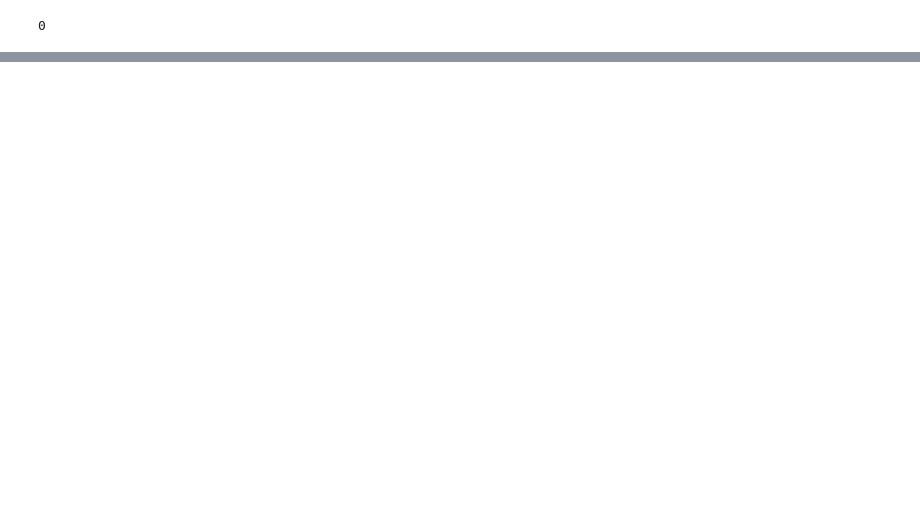
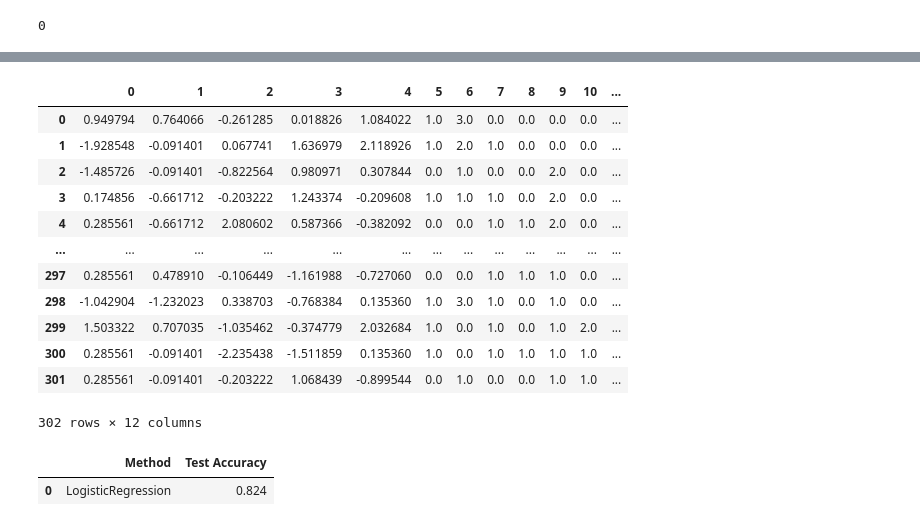
Before and after one commit to Omuk/Reborn, a Jupyter notebook: Data Practice/Practice_Field.ipynb, the cells around one changed output, grey strips where cells are left out. Cells and saved outputs as stored; diff of their text form; code cells hidden in the pictures; blank space fills up the shorter version.

```diff
--- a/Data Practice/Practice_Field.ipynb
+++ b/Data Practice/Practice_Field.ipynb
@@ -58,0 +69,27 @@ sns.heatmap(data_corr, mask=np.zeros_like(data_corr, dtype=np.bool_), cmap=sns.d
+# %%
+colm_transf = ColumnTransformer(
+    [
+        ('num', StandardScaler(), num_val),
+        ('cat', OrdinalEncoder(), cat_val)
+    ]
+)
+
+y = data.target
+x = data.drop(columns=['target'])
+
+x = pd.DataFrame(colm_transf.fit_transform(x))
+x
+# %% [output]
+|  | 0 | 1 | 2 | 3 | 4 | 5 | 6 | 7 | 8 | 9 | 10 | ... |
+| 0 | 0.949794 | 0.764066 | -0.261285 | 0.018826 | 1.084022 | 1.0 | 3.0 | 0.0 | 0.0 | 0.0 | 0.0 | ... |
+| 1 | -1.928548 | -0.091401 | 0.067741 | 1.636979 | 2.118926 | 1.0 | 2.0 | 1.0 | 0.0 | 0.0 | 0.0 | ... |
+| 2 | -1.485726 | -0.091401 | -0.822564 | 0.980971 | 0.307844 | 0.0 | 1.0 | 0.0 | 0.0 | 2.0 | 0.0 | ... |
+| 3 | 0.174856 | -0.661712 | -0.203222 | 1.243374 | -0.209608 | 1.0 | 1.0 | 1.0 | 0.0 | 2.0 | 0.0 | ... |
+| 4 | 0.285561 | -0.661712 | 2.080602 | 0.587366 | -0.382092 | 0.0 | 0.0 | 1.0 | 1.0 | 2.0 | 0.0 | ... |
+| ... | ... | ... | ... | ... | ... | ... | ... | ... | ... | ... | ... | ... |
+| 297 | 0.285561 | 0.478910 | -0.106449 | -1.161988 | -0.727060 | 0.0 | 0.0 | 1.0 | 1.0 | 1.0 | 0.0 | ... |
+| 298 | -1.042904 | -1.232023 | 0.338703 | -0.768384 | 0.135360 | 1.0 | 3.0 | 1.0 | 0.0 | 1.0 | 0.0 | ... |
+| 299 | 1.503322 | 0.707035 | -1.035462 | -0.374779 | 2.032684 | 1.0 | 0.0 | 1.0 | 0.0 | 1.0 | 2.0 | ... |
+| 300 | 0.285561 | -0.091401 | -2.235438 | -1.511859 | 0.135360 | 1.0 | 0.0 | 1.0 | 1.0 | 1.0 | 1.0 | ... |
+| 301 | 0.285561 | -0.091401 | -0.203222 | 1.068439 | -0.899544 | 0.0 | 1.0 | 0.0 | 0.0 | 1.0 | 1.0 | ... |
+302 rows × 12 columns
@@ -58,0 +98,22 @@ sns.heatmap(data_corr, mask=np.zeros_like(data_corr, dtype=np.bool_), cmap=sns.d
+# %%
+logreg = LogisticRegression()
+
+logreg.fit(x_train,y_train)
+
+y_true = y_test
+y_pred = logreg.predict(x_test)
+
+accu = accuracy_score(y_true,y_pred).round(3)
+
+mod_perf = pd.DataFrame(
+    [
+        'LogisticRegression', accu
+    ]
+).transpose()
+
+mod_perf.columns = ['Method', 'Test Accuracy']
+
+mod_perf
+# %% [output]
+|  | Method | Test Accuracy |
+| 0 | LogisticRegression | 0.824 |
```
Also changed, not shown: parts of 9 cells of this notebook.
